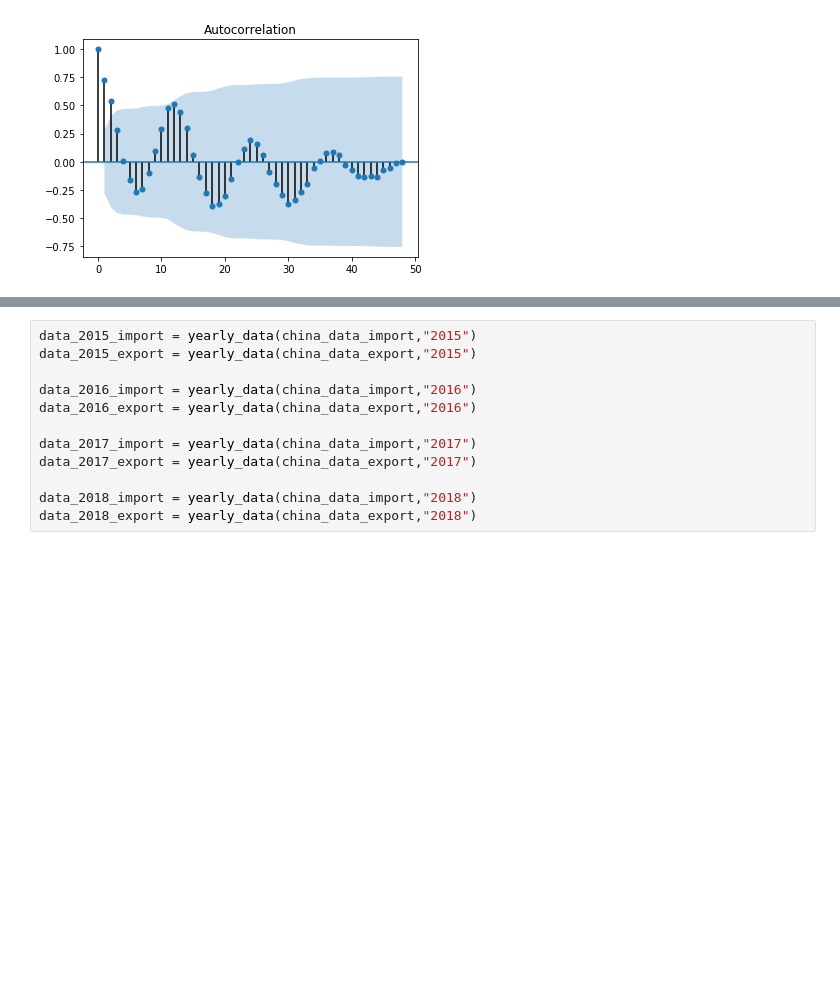
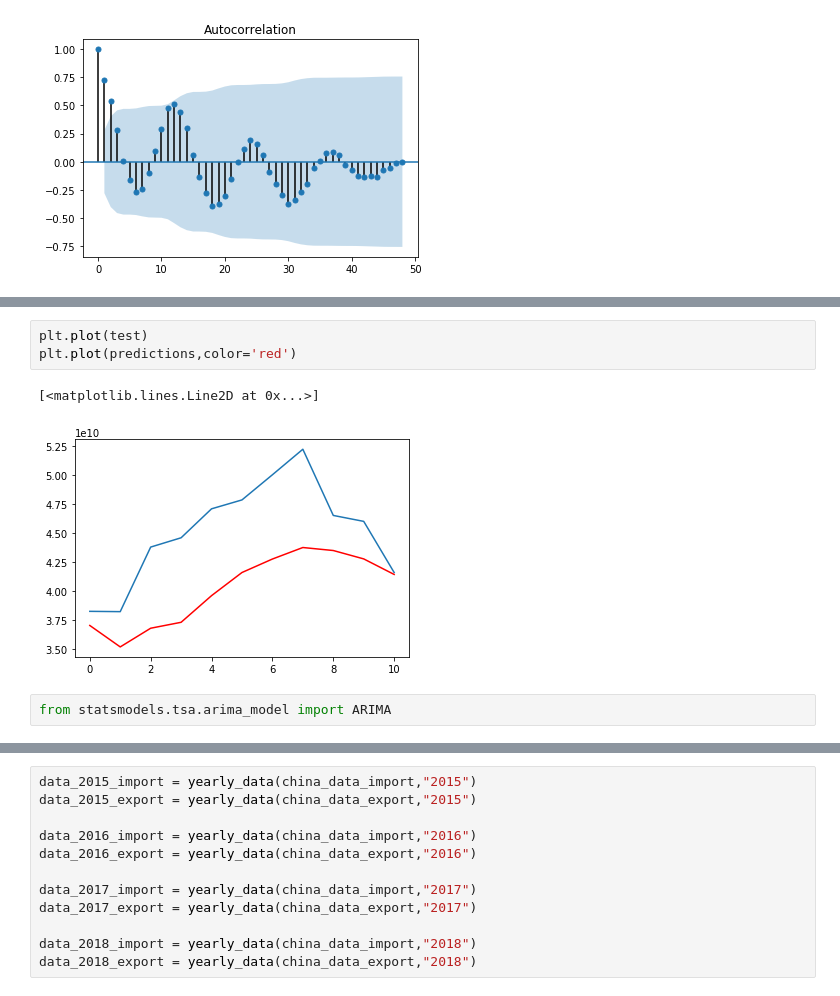
Before and after one commit to Sailendra-Mahapatra/Project2, a Jupyter notebook: malik/malik.ipynb, the cells around one changed output, grey strips where cells are left out. Saved outputs shown, nothing was run; the diff lists cells and outputs as text; blank space fills up the shorter version.

```diff
--- a/malik/malik.ipynb
+++ b/malik/malik.ipynb
@@ -245,0 +258,8 @@ plot_acf(sales)
+# %%
+plt.plot(test)
+plt.plot(predictions,color='red')
+# %% [output]
+[<matplotlib.lines.Line2D at 0x...>]
+[figure, added]
+# %%
+from statsmodels.tsa.arima_model import ARIMA
```
Also changed, not shown: parts of 16 cells of this notebook, 6 other files.
